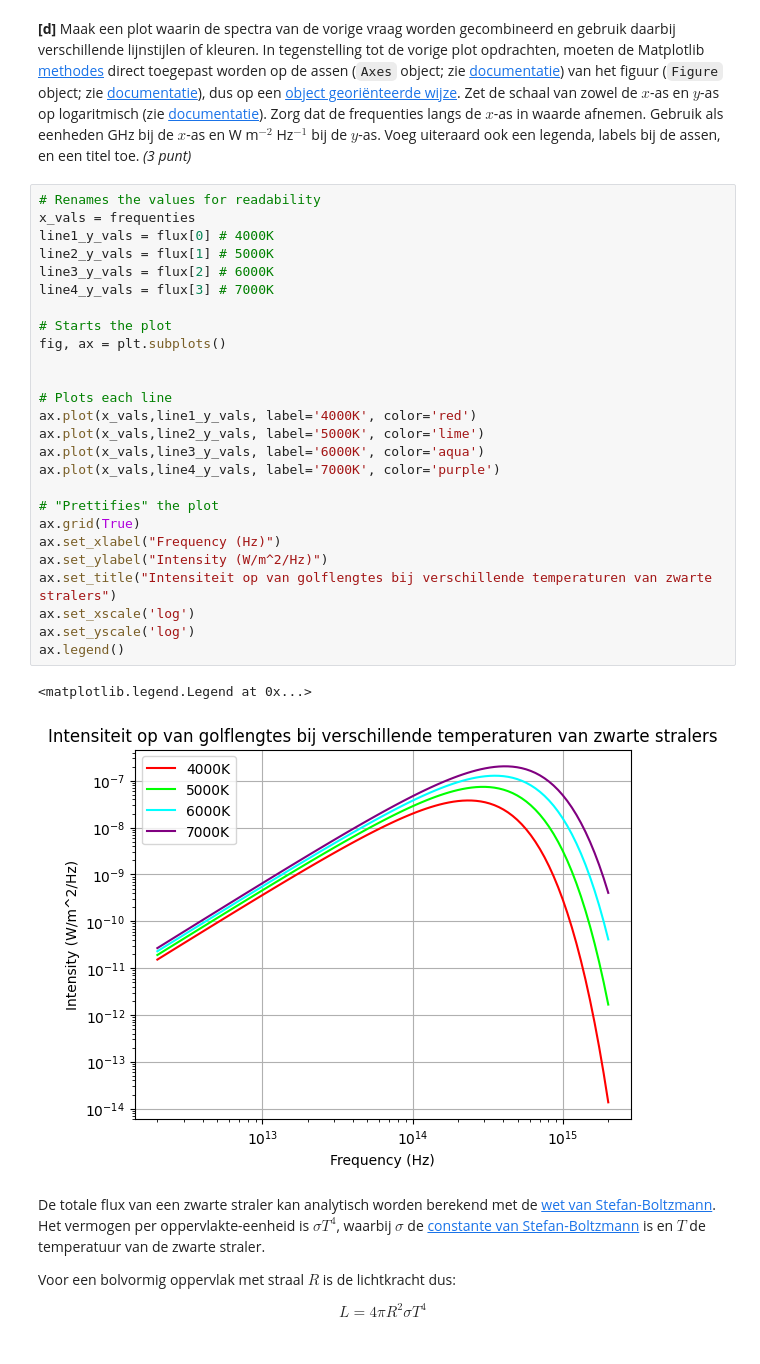
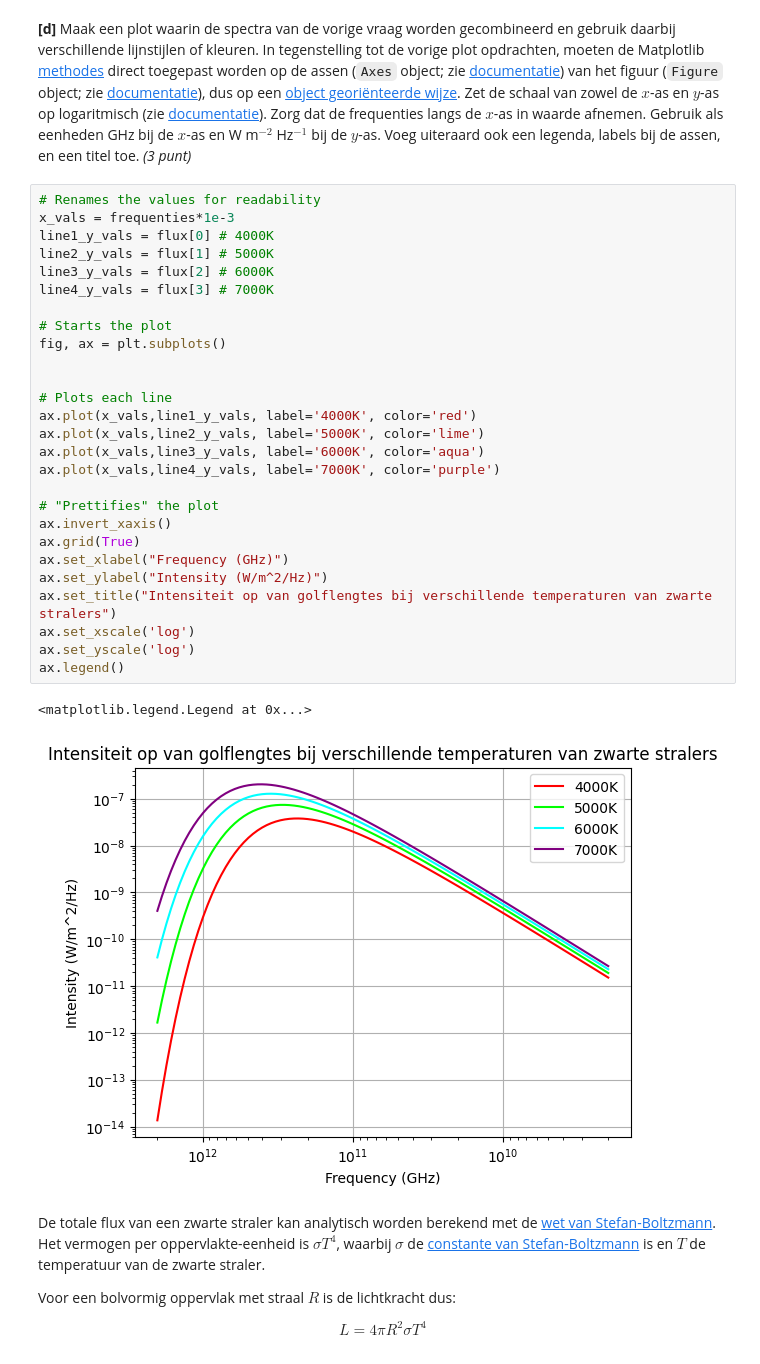
Before and after one commit to TheCaspeer/Universiteit-Leiden, a Jupyter notebook: Huiswerk2(1).ipynb, the cells around one changed output. Saved outputs shown, nothing was run; the diff lists cells and outputs as text.

```diff
--- a/Huiswerk2(1).ipynb
+++ b/Huiswerk2(1).ipynb
@@ -680,33 +682,34 @@ flux = np.array([res4000K,res5000K,res6000K,res7000K])
 **[d]** Maak een plot waarin de spectra van de vorige vraag worden gecombineerd en gebruik daarbij verschillende lijnstijlen of kleuren. In tegenstelling tot de vorige plot opdrachten, moeten de Matplotlib [methodes](https://docs.python.org/3/tutorial/classes.html#method-objects) direct toegepast worden op de assen (`Axes` object; zie [documentatie](https://matplotlib.org/stable/api/_as_gen/matplotlib.axes.Axes.html)) van het figuur (`Figure` object; zie [documentatie](https://matplotlib.org/stable/api/_as_gen/matplotlib.pyplot.figure.html)), dus op een [object georiënteerde wijze](https://python3.nl/wiki/object-georienteerd-programmeren-oop-klassen-objecten/). Zet de schaal van zowel de $x$-as en $y$-as op logaritmisch (zie [documentatie](https://matplotlib.org/stable/api/_as_gen/matplotlib.axes.Axes.set_xscale.html#matplotlib.axes.Axes.set_xscale)). Zorg dat de frequenties langs de $x$-as in waarde afnemen. Gebruik als eenheden GHz bij de $x$-as en W m$^{-2}$ Hz$^{-1}$ bij de $y$-as. Voeg uiteraard ook een legenda, labels bij de assen, en een titel toe. *(3 punt)*
 # %%
 # Renames the values for readability
-x_vals = frequenties
+x_vals = frequenties*1e-3
 line1_y_vals = flux[0] # 4000K
 line2_y_vals = flux[1] # 5000K
 line3_y_vals = flux[2] # 6000K
 line4_y_vals = flux[3] # 7000K
 
 # Starts the plot
 fig, ax = plt.subplots()
 
 
 # Plots each line
 ax.plot(x_vals,line1_y_vals, label='4000K', color='red')
 ax.plot(x_vals,line2_y_vals, label='5000K', color='lime')
 ax.plot(x_vals,line3_y_vals, label='6000K', color='aqua')
 ax.plot(x_vals,line4_y_vals, label='7000K', color='purple')
 
 # "Prettifies" the plot
+ax.invert_xaxis()
 ax.grid(True)
-ax.set_xlabel("Frequency (Hz)")
+ax.set_xlabel("Frequency (GHz)")
 ax.set_ylabel("Intensity (W/m^2/Hz)")
 ax.set_title("Intensiteit op van golflengtes bij verschillende temperaturen van zwarte stralers")
 ax.set_xscale('log')
 ax.set_yscale('log')
 ax.legend()
 # %% [output]
 <matplotlib.legend.Legend at 0x...>
-[figure, old version]
+[figure, new version]
 # %% [markdown]
 De totale flux van een zwarte straler kan analytisch worden berekend met de [wet van Stefan-Boltzmann](https://nl.wikipedia.org/wiki/Zwarte_straler#Formules_voor_de_totale_straling_over_het_hele_spectrum). Het vermogen per oppervlakte-eenheid is $\sigma T^4$, waarbij $\sigma$ de [constante van Stefan-Boltzmann](https://nl.wikipedia.org/wiki/Constante_van_Stefan-Boltzmann) is en $T$ de temperatuur van de zwarte straler.
 
```
Also changed, not shown: parts of 1 cell of this notebook.
